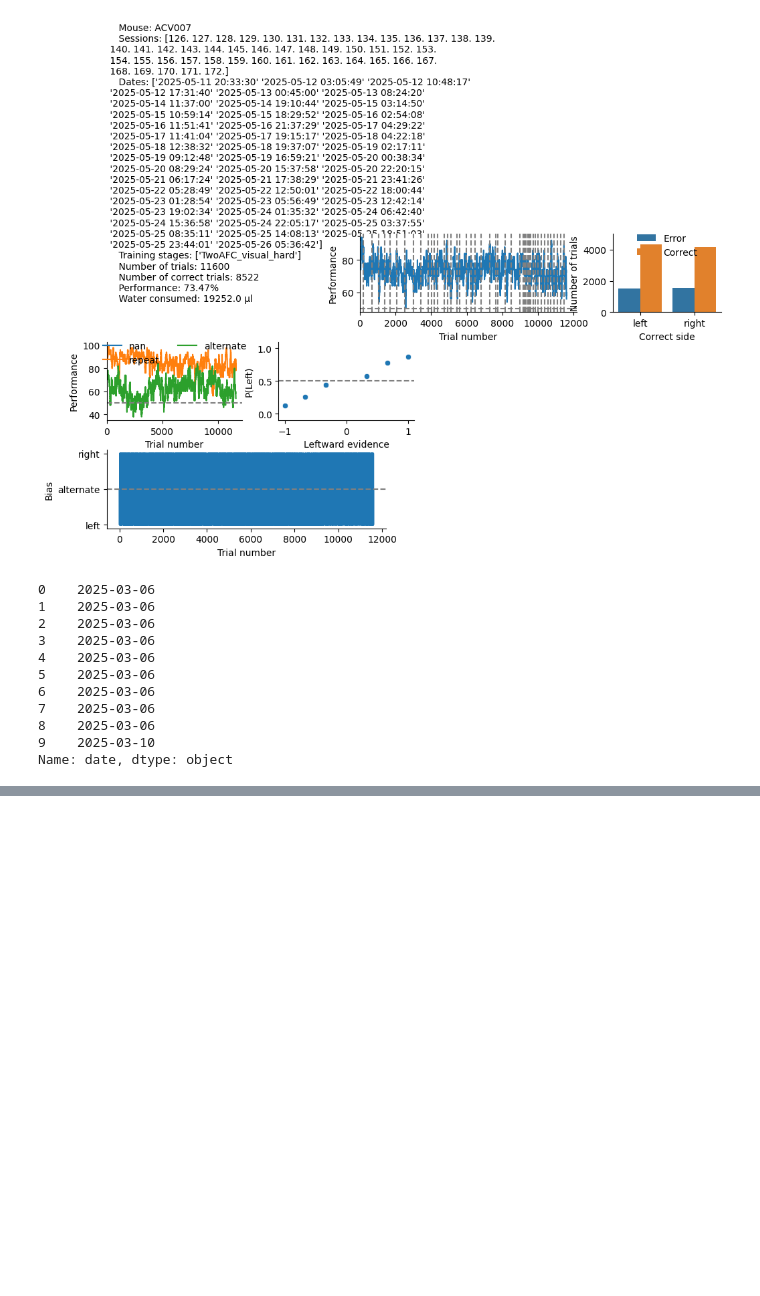
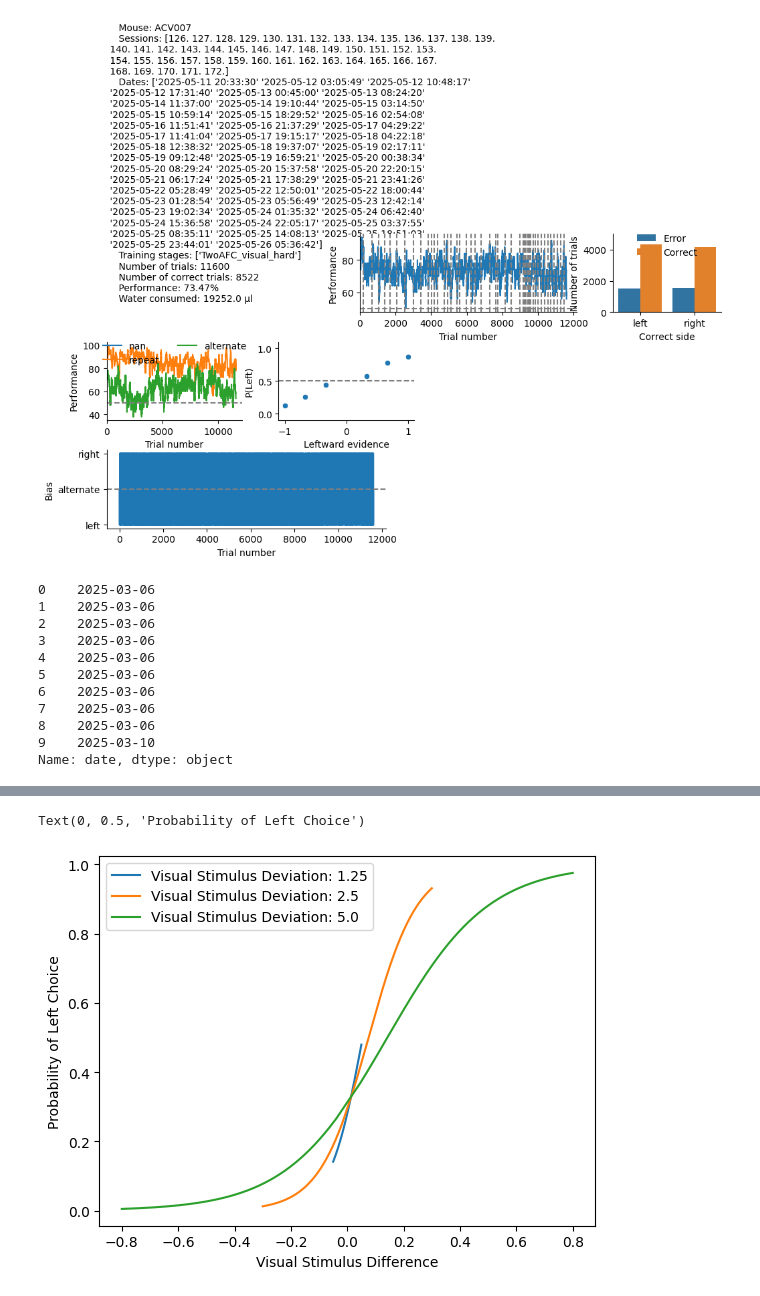
Before and after one commit to LearningCircuitsLab/lecilab-behavior-analysis, a Jupyter notebook: lecilab_behavior_analysis/plot_testing.ipynb, the cells around one changed output, grey strips where cells are left out. Drawn from its saved outputs; the diff is of its cells as text; code cells hidden in the pictures; blank space fills up the shorter version.

```diff
--- a/lecilab_behavior_analysis/plot_testing.ipynb
+++ b/lecilab_behavior_analysis/plot_testing.ipynb
@@ -193,0 +194,23 @@ ssdf.Reaction_Time.plot(kind="hist", bins=100)
+# %%
+# It is interesting to compare the effects of the relative difference between the two visual stimuli,
+# and the absolute difference between them.
+
+# Maybe what we can do is to train another logistic regression model, adding as well the absolute difference
+# between the two visual stimuli, and see how it affects the probability of a left choice.
+# Do you know what I mean?
+
+for i in df_test.groupby('visual_stimulus_devi'):
+    df_i = i[1].sort_values(by='visual_stimulus_diff')
+    X = df_i['visual_stimulus_diff'].values.reshape(-1, 1)
+    y = df_i['left_choice'].values.astype(int)
+    model = LogisticRegression()
+    model.fit(X, y)
+    y_pred = model.predict(X)
+    y_prob = model.predict_proba(X)[:, 1]
+    plt.plot(X, y_prob, label=f"Visual Stimulus Deviation: {i[0]}")
+    plt.legend()
+plt.xlabel("Visual Stimulus Difference")
+plt.ylabel("Probability of Left Choice")
+# %% [output]
+Text(0, 0.5, 'Probability of Left Choice')
+[figure, added]
```
Also changed, not shown: parts of 8 cells of this notebook.
